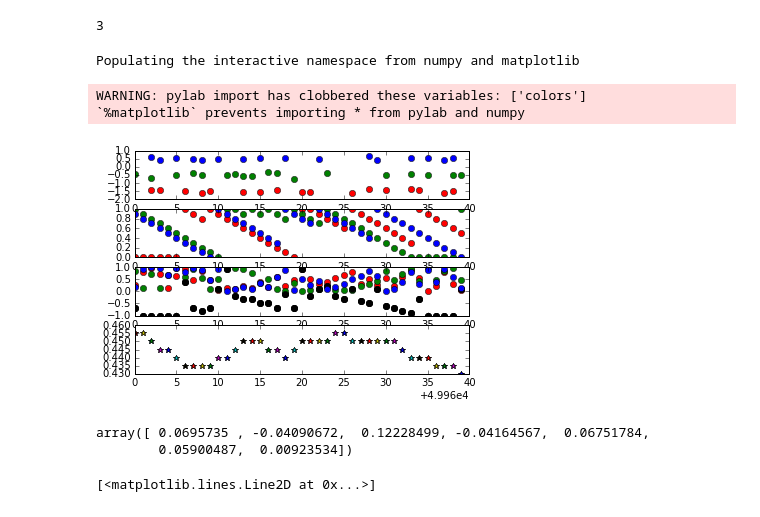
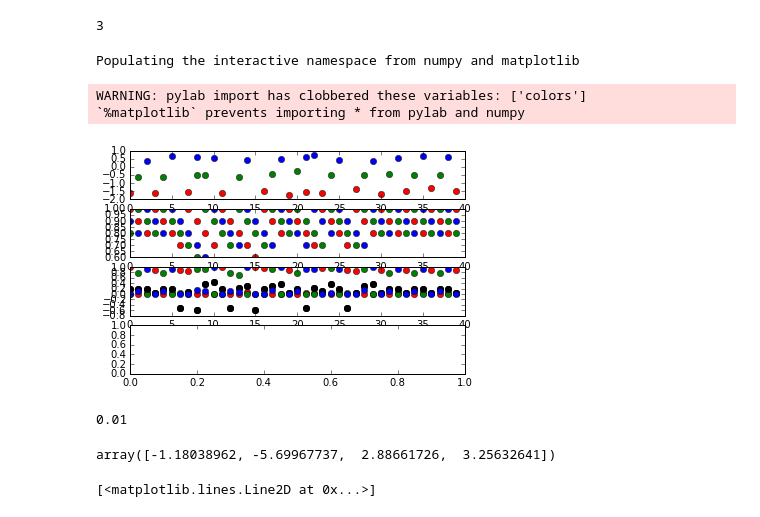
Before and after one commit to clement-moulin-frier/turntaking_model, a Jupyter notebook: turn_taking.ipynb, the cells around one changed output. Drawn from its saved outputs; the diff is of its cells as text; code cells hidden in the pictures.

Commit message:
works well with 3 agents

```diff
--- a/turn_taking.ipynb
+++ b/turn_taking.ipynb
@@ -34,35 +32,38 @@ expe.run(10000)
 # %%
 %pylab inline
 colors = ['r', 'g', 'b', 'm', 'c'] * 3
 n_runs = len(expe.log[0]["motor"])
 overlapping = [0, 0, 0]
 for t in range(n_runs - 40, n_runs):
     if t >= 0:
         for i_ag in range(n_ag):
             subplot(411)
             plot(t, expe.log[i_ag]['motor'][t], 'o', color=colors[i_ag])
             subplot(412)
-            plot(t, expe.log[i_ag]['presence'][t][i_ag], 'o', color=colors[i_ag])
+            plot(t, expe.log[i_ag]['presence'][t][i_ag + 1], 'o', color=colors[i_ag])
             # plot(expe.log[i_ag]['presence'][t][0], expe.log[i_ag]['presence'][t][1], 'o', color=colors[i_ag])
             #axis([0, 1, 0, 1])
             #axis('equal')
             subplot(413)
-            plot(t, expe.log[i_ag]['gradient'][t], 'o', color='k')
+            plot(t, expe.log[i_ag]['td_error'][t], 'o', color='k')
             plot(t, expe.log[i_ag]['activation'][t], 'o', color=colors[i_ag])
             subplot(414)
-            if t > 200:
-                overlapping = sum([int(sum([int(expe.log[ii_ag]['motor'][t - 200 + tt] is not None) for ii_ag in range(n_ag)]) == 1) for tt in range(200)]) / 200.
-                plot(t, overlapping, '*')
+            # if t > 200:
+            #     overlapping = sum([int(sum([int(expe.log[ii_ag]['motor'][t - 200 + tt] is not None) for ii_ag in range(n_ag)]) == 1) for tt in range(200)]) / 200.
+            #     plot(t, overlapping, '*')
 # %% [output]
 Populating the interactive namespace from numpy and matplotlib
 WARNING: pylab import has clobbered these variables: ['colors']
 `%matplotlib` prevents importing * from pylab and numpy
-[figure, old version]
+[figure, new version]
+# %%
+agents[0].lr
+# %% [output]
+0.01
 # %%
-agents[1].weights
+agents[0].weights
 # %% [output]
-array([ 0.0695735 , -0.04090672,  0.12228499, -0.04164567,  0.06751784,
-        0.05900487,  0.00923534])
+array([-1.18038962, -5.69967737,  2.88661726,  3.25632641])
 # %%
 from numpy import tanh, arange
 x = arange(-10, 10, 0.1)
```
Also changed, not shown: parts of 1 cell of this notebook, 2 other files.
